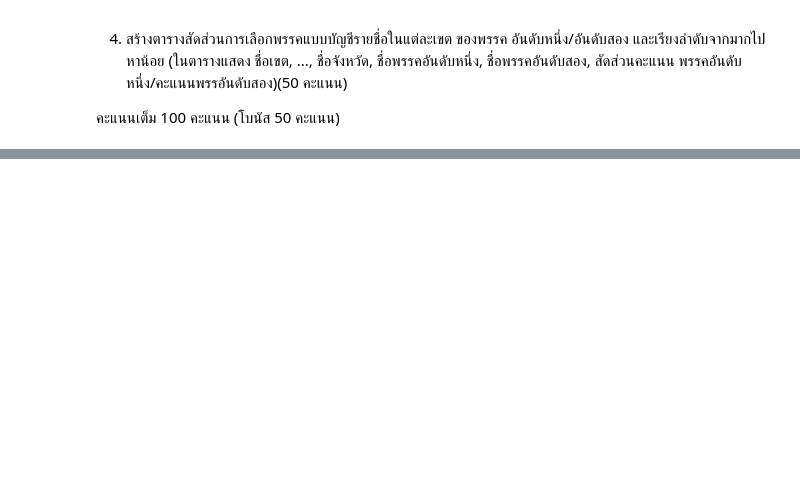
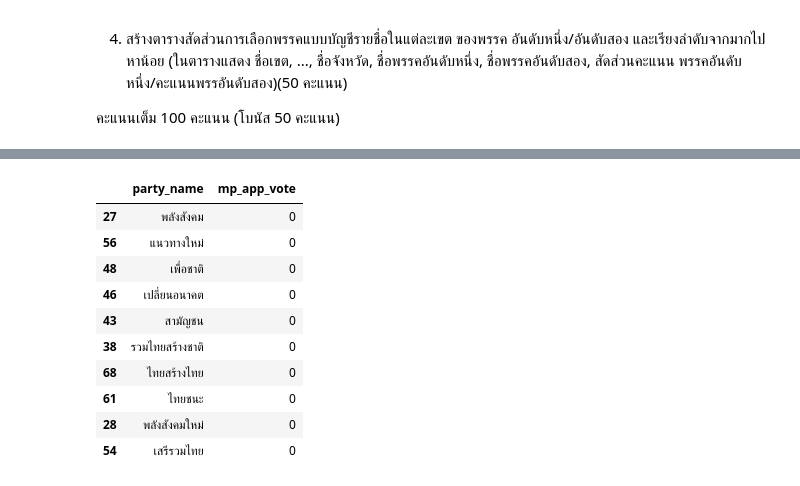
Before and after one commit to Ratchanontt/python_dataviz2023, a Jupyter notebook: exam_midterm.ipynb, the cells around one changed output, grey strips where cells are left out. Saved outputs shown, nothing was run; the diff lists cells and outputs as text; code cells hidden in the pictures; blank space fills up the shorter version.

```diff
--- a/exam_midterm.ipynb
+++ b/exam_midterm.ipynb
@@ -17,0 +97,14 @@
+# %%
+Can_info.groupby('party_name')['mp_app_vote'].min().reset_index().sort_values(by='mp_app_vote',ascending=True).head(10)
+# %% [output]
+|  | party_name | mp_app_vote |
+| 27 | พลังสังคม | 0 |
+| 56 | แนวทางใหม่ | 0 |
+| 48 | เพื่อชาติ | 0 |
+| 46 | เปลี่ยนอนาคต | 0 |
+| 43 | สามัญชน | 0 |
+| 38 | รวมไทยสร้างชาติ | 0 |
+| 68 | ไทยสร้างไทย | 0 |
+| 61 | ไทยชนะ | 0 |
+| 28 | พลังสังคมใหม่ | 0 |
+| 54 | เสรีรวมไทย | 0 |
```
Also changed, not shown: parts of 17 cells of this notebook.
